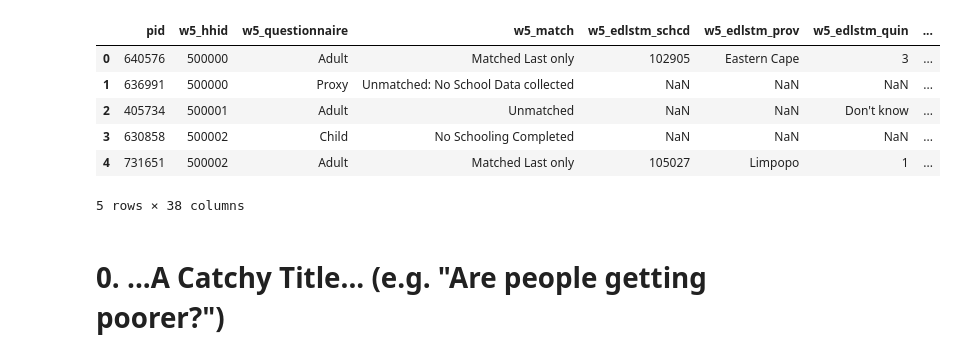
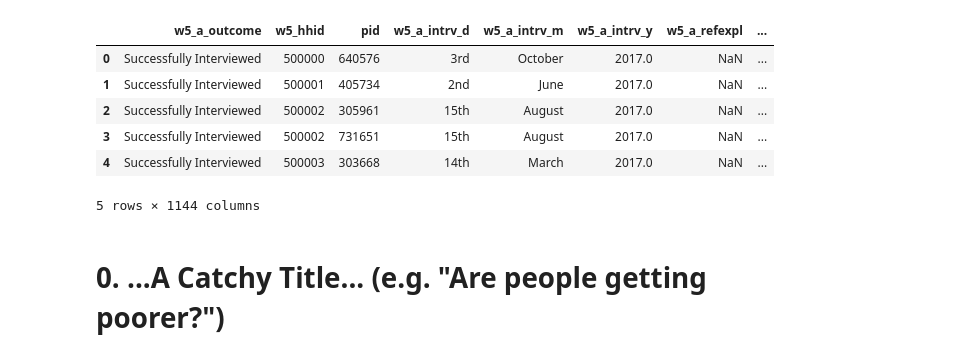
Before and after one commit to DAE-Mini-Project/DEA-Code, a Jupyter notebook: DeaCode.ipynb, the cells around one changed output. Cells and saved outputs as stored; diff of their text form; code cells hidden in the pictures.

Commit message:
DEA-Data folder

```diff
--- a/DeaCode.ipynb
+++ b/DeaCode.ipynb
@@ -14,18 +14,18 @@ sns.set_context("talk")
 sns.set_style('darkgrid', {'figure.facecolor': '(0,0,0,0)'})
 #'axes.facecolor': '(0,0,0,0)'
 # %%
-df = pd.read_stata('DataBase.dta')
+df = pd.read_stata('DEA-Data/adult_dataset.dta')
 #df['w5_a_dob_d']
 df.columns
 df.head()
 # %% [output]
-|  | pid | w5_hhid | w5_questionnaire | w5_match | w5_edlstm_schcd | w5_edlstm_prov | w5_edlstm_quin | ... |
-| 0 | 640576 | 500000 | Adult | Matched Last only | 102905 | Eastern Cape | 3 | ... |
-| 1 | 636991 | 500000 | Proxy | Unmatched: No School Data collected | NaN | NaN | NaN | ... |
-| 2 | 405734 | 500001 | Adult | Unmatched | NaN | NaN | Don't know | ... |
-| 3 | 630858 | 500002 | Child | No Schooling Completed | NaN | NaN | NaN | ... |
-| 4 | 731651 | 500002 | Adult | Matched Last only | 105027 | Limpopo | 1 | ... |
+|  | w5_a_outcome | w5_hhid | pid | w5_a_intrv_d | w5_a_intrv_m | w5_a_intrv_y | w5_a_refexpl | ... |
+| 0 | Successfully Interviewed | 500000 | 640576 | 3rd | October | 2017.0 | NaN | ... |
+| 1 | Successfully Interviewed | 500001 | 405734 | 2nd | June | 2017.0 | NaN | ... |
+| 2 | Successfully Interviewed | 500002 | 305961 | 15th | August | 2017.0 | NaN | ... |
+| 3 | Successfully Interviewed | 500002 | 731651 | 15th | August | 2017.0 | NaN | ... |
+| 4 | Successfully Interviewed | 500003 | 303668 | 14th | March | 2017.0 | NaN | ... |
-5 rows × 38 columns
+5 rows × 1144 columns
 # %% [markdown]
 # 0. ...A Catchy Title... (e.g. "Are people getting poorer?")
 # %% [markdown]
```
Also changed, not shown: 1 other file.
